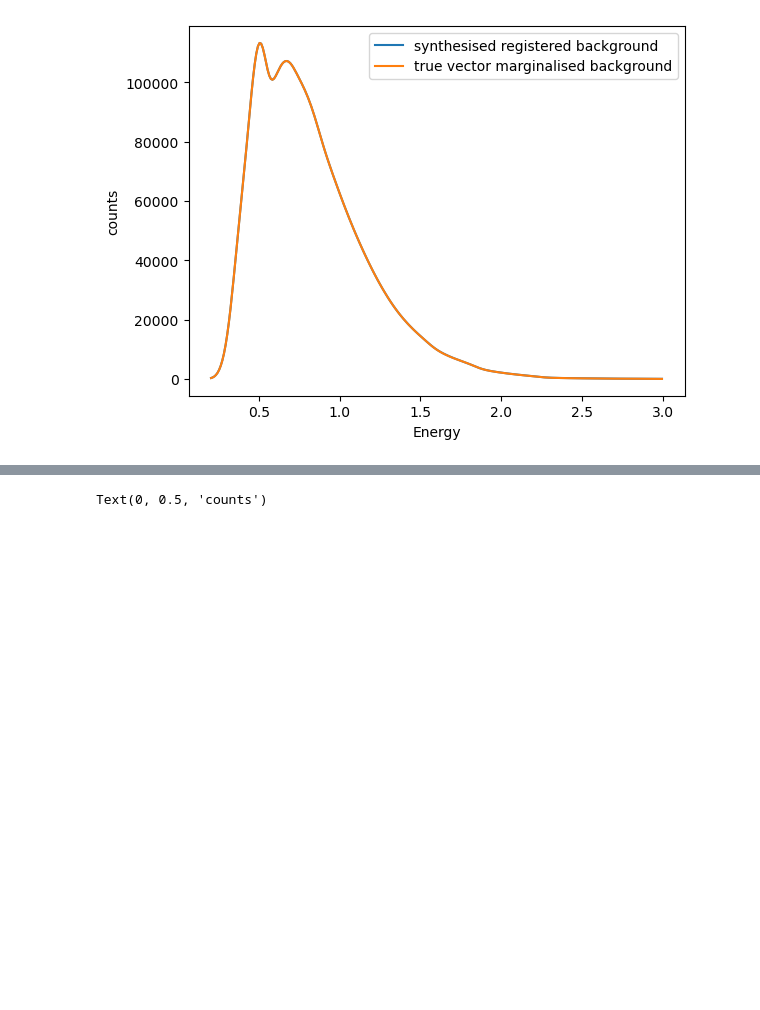
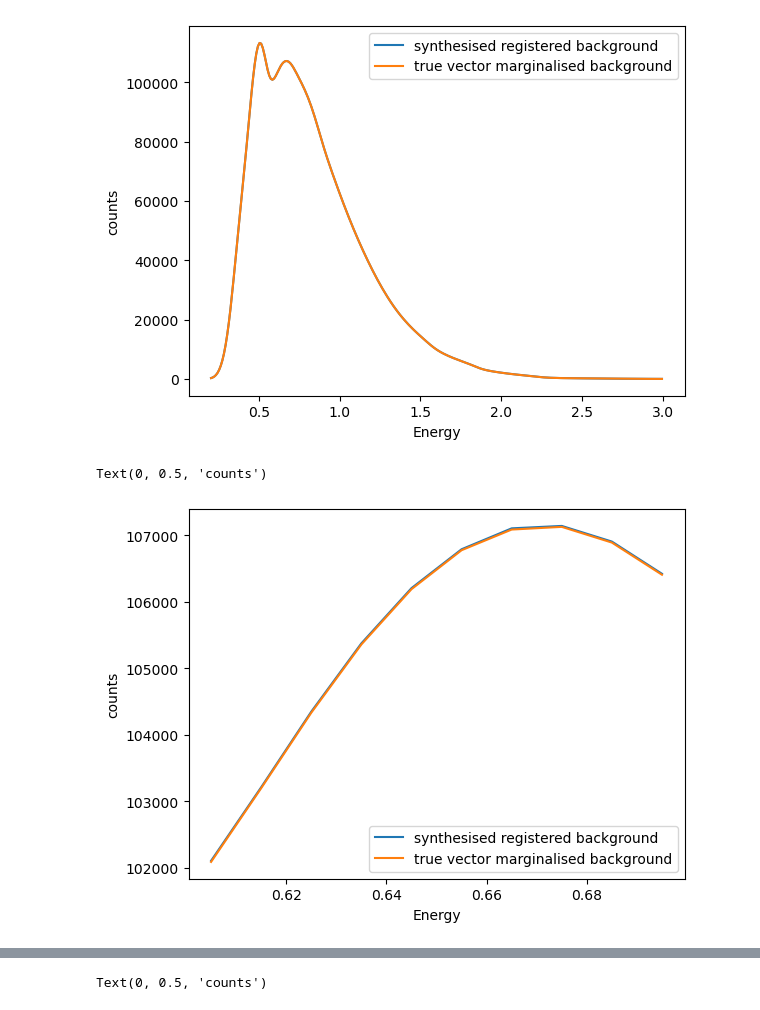
Before and after one commit to Basdorsman/xpsi, a Jupyter notebook: AMXPs/J1808_synthetic/Notebooks/compare_data_and_simulation.ipynb, the cells around one changed output, grey strips where cells are left out. Cells and saved outputs as stored; diff of their text form; code cells hidden in the pictures; blank space fills up the shorter version.

```diff
--- a/AMXPs/J1808_synthetic/Notebooks/compare_data_and_simulation.ipynb
+++ b/AMXPs/J1808_synthetic/Notebooks/compare_data_and_simulation.ipynb
@@ -106,6 +107,23 @@ ax.set_ylabel('counts')
 # %% [output]
 Text(0, 0.5, 'counts')
 [figure]
+# %%
+fig, ax = plt.subplots()
+
+channel_mids = get_mids_from_edges(ST.NICER.channel_edges)
+
+min_cut = 40
+max_cut = 50
+
+ax.plot(channel_mids[min_cut:max_cut], synthesised_background[min_cut:max_cut], label='synthesised registered background')
+ax.plot(channel_mids[min_cut:max_cut], marginalized_background[min_cut:max_cut], label='true vector marginalised background')
+ax.legend()
+ax.set_xlabel('Energy')
+
+ax.set_ylabel('counts')
+# %% [output]
+Text(0, 0.5, 'counts')
+[figure, added]
 # %%
 fig,ax=plt.subplots()
 ratio=synthesised_background/marginalized_background
```
Also changed, not shown: parts of 9 cells of this notebook, 11 other files.
